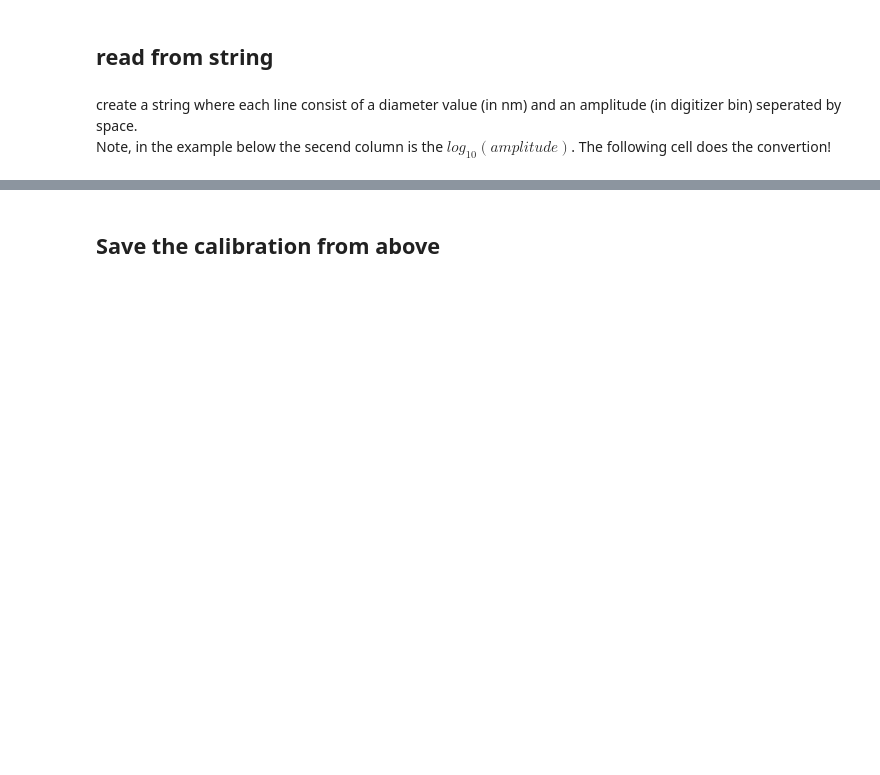
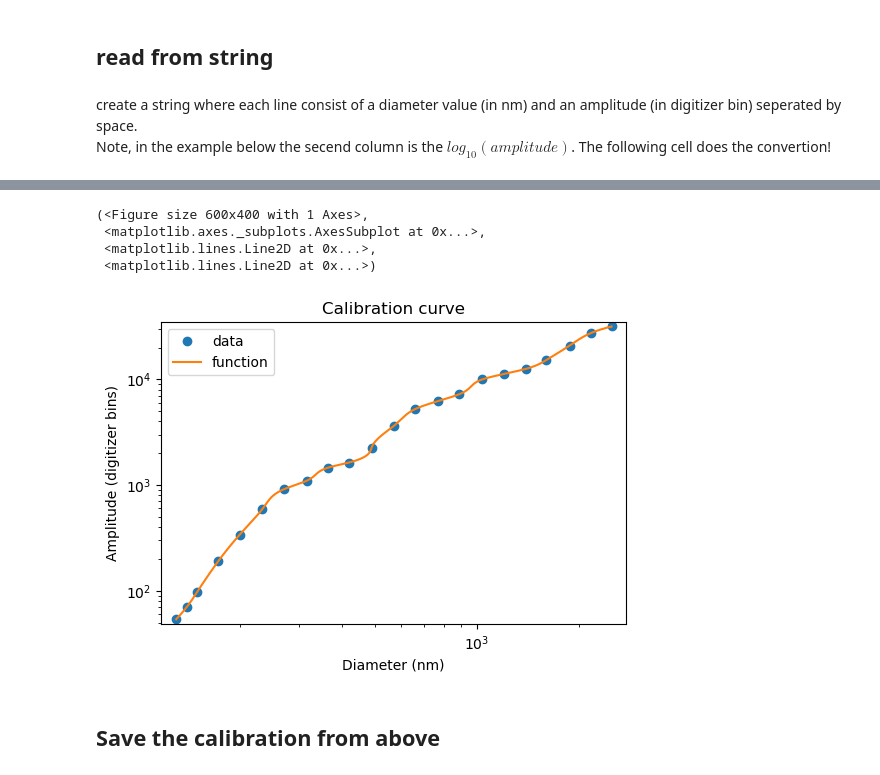
Before and after one commit to hagne/atm-py, a Jupyter notebook: examples/instruments_POPS_calibration.ipynb, the cells around one changed output, grey strips where cells are left out. Cells and saved outputs as stored; diff of their text form; code cells hidden in the pictures; blank space fills up the shorter version.

```diff
--- a/examples/instruments_POPS_calibration.ipynb
+++ b/examples/instruments_POPS_calibration.ipynb
@@ -175,3 +76,11 @@ cal = calibration.read_str(data)
+# %%
+cal.plot()
+# %% [output]
+(<Figure size 600x400 with 1 Axes>,
+ <matplotlib.axes._subplots.AxesSubplot at 0x...>,
+ <matplotlib.lines.Line2D at 0x...>,
+ <matplotlib.lines.Line2D at 0x...>)
+[figure, added]
 # %% [markdown]
 ## Save the calibration from above
 # %%
```
Also changed, not shown: parts of 17 cells of this notebook, 1 other file.
